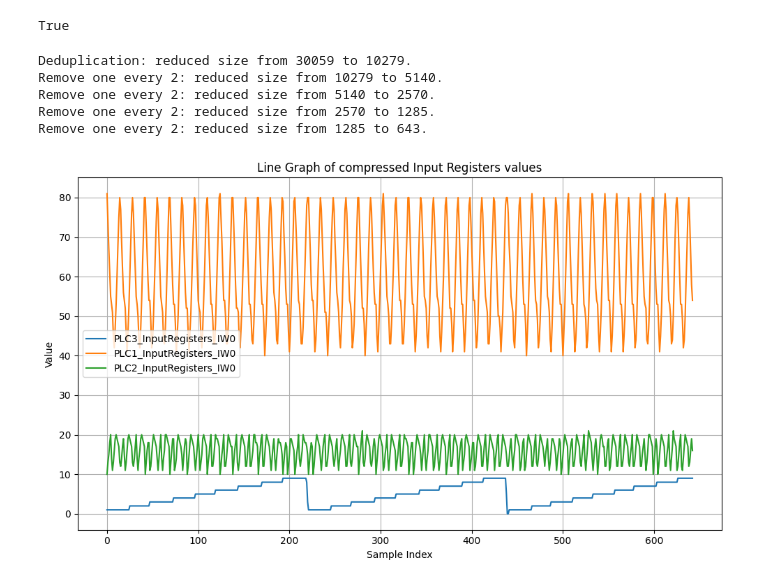
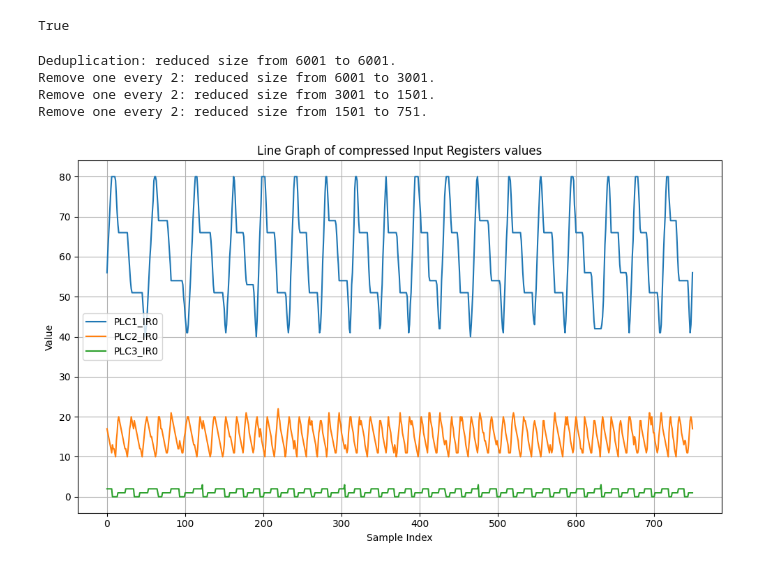
Before and after one commit to gfurri20/magistrale-vault, a Jupyter notebook: tesi/notebooks/model-evaluation.ipynb, the cells around one changed output. Drawn from its saved outputs; the diff is of its cells as text; code cells hidden in the pictures.

```diff
--- a/tesi/notebooks/model-evaluation.ipynb
+++ b/tesi/notebooks/model-evaluation.ipynb
@@ -81,8 +81,11 @@ def header_anonymizer(csv_listed_dataset):
     return (anonymized_header_csv_listed_dataset, ref)
 
 
+# dataset selection
+TESTED_DATASET = "plc_data_log_20251128_212142"
+
 # dataset reading
-with open("../datasets/baseline.csv", "r") as f:
+with open(f"../datasets/{TESTED_DATASET}.csv", "r") as f:
     csv_text = f.read()
 
 # csv file in which every line is an element of a list (header included)
@@ -94,45 +97,48 @@ to_analyze = duplicate_lines_remover(csv_listed_dataset)
 to_analyze = reduce_size(to_analyze)
 to_analyze = reduce_size(to_analyze)
 to_analyze = reduce_size(to_analyze)
-to_analyze = reduce_size(to_analyze)
+#to_analyze = reduce_size(to_analyze)
 
 # header anonymization
 anonymized_to_analyze, reference_mapping = header_anonymizer(to_analyze)
 
+# final dataset size and name
+compressed_dataset_size = len(to_analyze) - 1
+tested_dataset_name = f"{TESTED_DATASET}_compressed_{compressed_dataset_size}_rows.csv"
+
 text_data = "\n".join(to_analyze)
 anonymized_text_data = "\n".join(anonymized_to_analyze)
 # %% [output]
-Deduplication: reduced size from 30059 to 10279.
-Remove one every 2: reduced size from 10279 to 5140.
-Remove one every 2: reduced size from 5140 to 2570.
-Remove one every 2: reduced size from 2570 to 1285.
-Remove one every 2: reduced size from 1285 to 643.
+Deduplication: reduced size from 6001 to 6001.
+Remove one every 2: reduced size from 6001 to 3001.
+Remove one every 2: reduced size from 3001 to 1501.
+Remove one every 2: reduced size from 1501 to 751.
 # %%
 # compressed data visualization
 import pandas as pd
 import matplotlib.pyplot as plt
 from io import StringIO
 
 # Load dataframe
 df = pd.read_csv(StringIO(text_data))
 
 # Select columns (1, 4, 10) → (0, 3, 9)
-cols = [df.columns[0], df.columns[3], df.columns[9]]
+cols = [df.columns[1], df.columns[5], df.columns[7]]
 
 # Plot line graph
 plt.figure(figsize=(10, 6))
 for col in cols:
     plt.plot(df[col], label=col)
 
 plt.title("Line Graph of compressed Input Registers values")
 plt.xlabel("Sample Index")
 plt.ylabel("Value")
 plt.legend()
 plt.grid(True)
 plt.tight_layout()
 plt.show()
 # %% [output]
-[figure, old version]
+[figure, new version]
 # %%
 class LogErrorCode():
     MODEL_ERROR = 101
```
Also changed, not shown: parts of 2 cells of this notebook, 6 other files.
